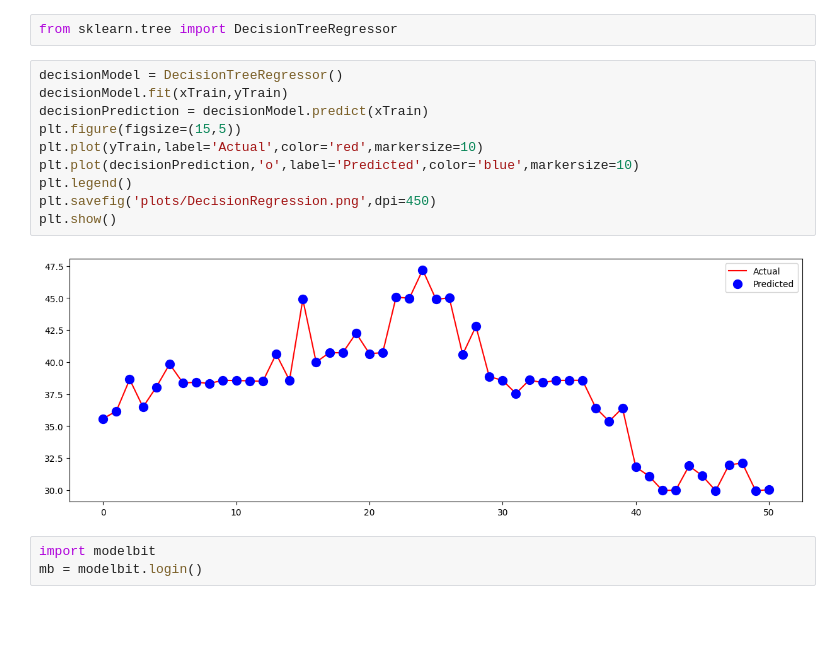
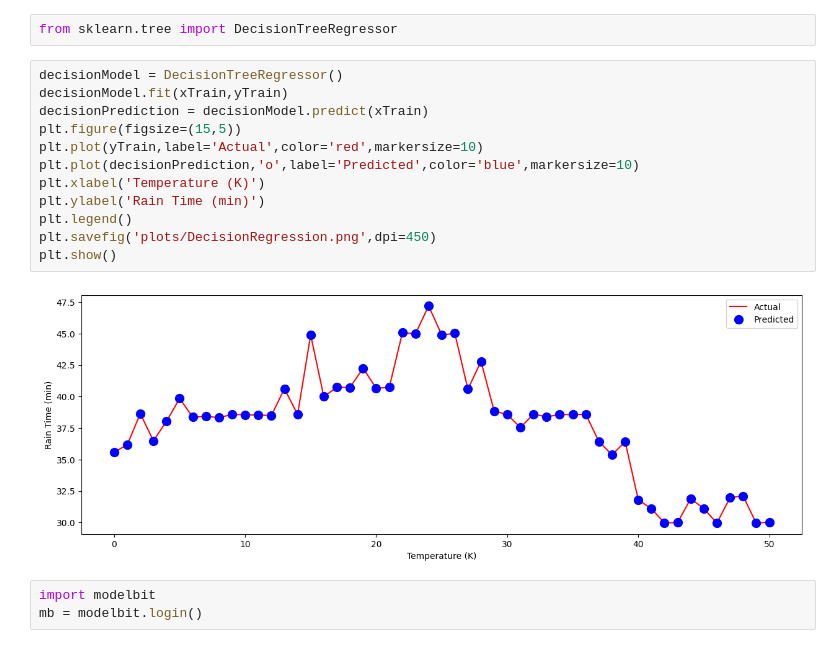
Before and after one commit to rajsahu2004/Radiometric-Method-Project, a Jupyter notebook: code.ipynb, the cells around one changed output. Cells and saved outputs as stored; diff of their text form; blank space fills up the shorter version.

```diff
--- a/code.ipynb
+++ b/code.ipynb
@@ -218,15 +222,17 @@ from sklearn.tree import DecisionTreeRegressor
 # %%
 decisionModel = DecisionTreeRegressor()
 decisionModel.fit(xTrain,yTrain)
 decisionPrediction = decisionModel.predict(xTrain)
 plt.figure(figsize=(15,5))
 plt.plot(yTrain,label='Actual',color='red',markersize=10)
 plt.plot(decisionPrediction,'o',label='Predicted',color='blue',markersize=10)
+plt.xlabel('Temperature (K)')
+plt.ylabel('Rain Time (min)')
 plt.legend()
 plt.savefig('plots/DecisionRegression.png',dpi=450)
 plt.show()
 # %% [output]
-[figure, old version]
+[figure, new version]
 # %%
 import modelbit
 mb = modelbit.login()
```
Also changed, not shown: parts of 3 cells of this notebook, 6 other files.
